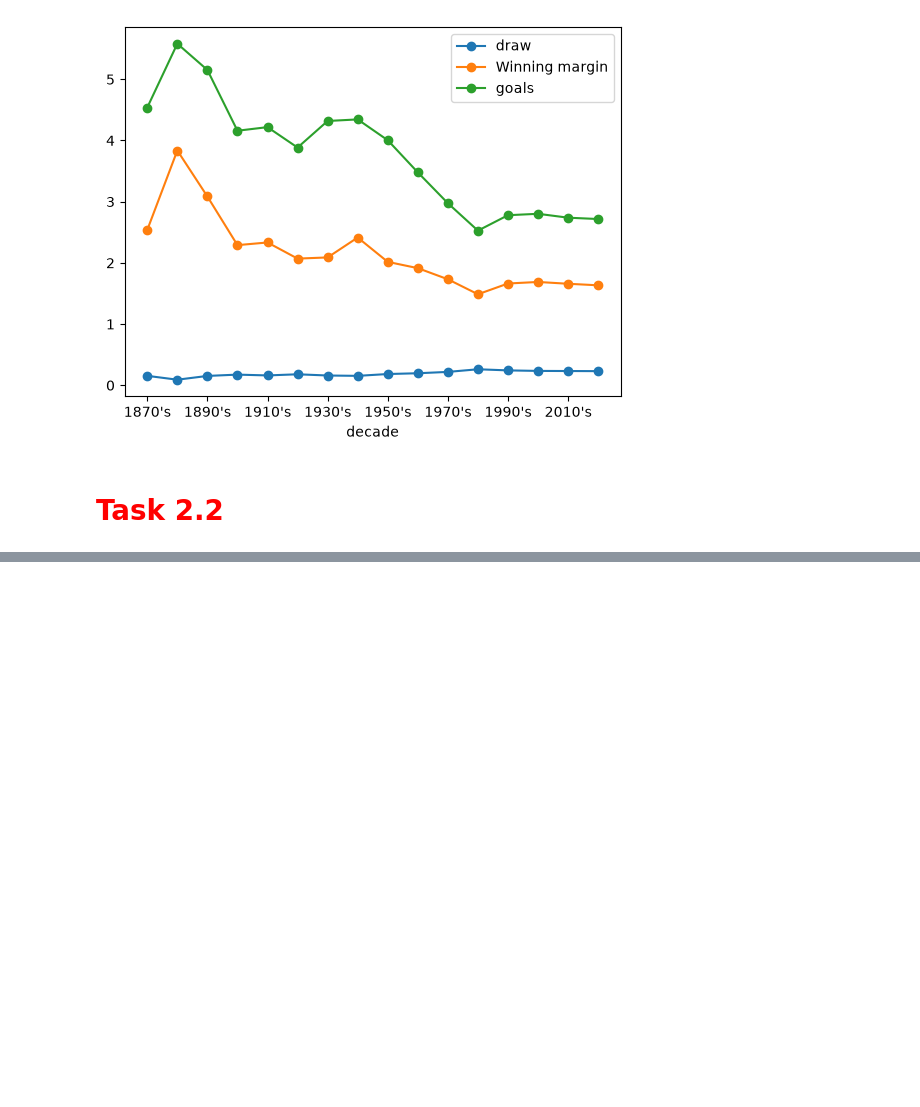
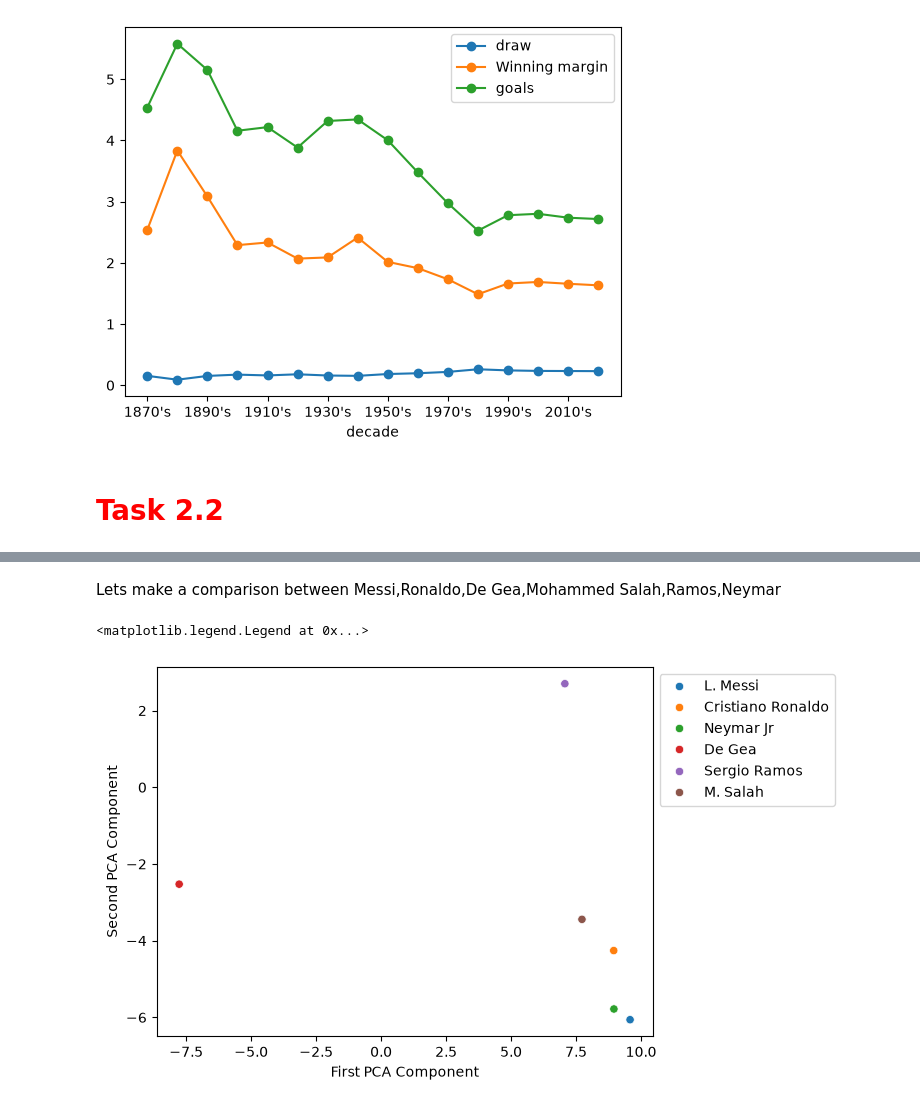
Before and after one commit to programmerX1a/AI-tasks, a Jupyter notebook: Block_2/Task_2.ipynb, the cells around one changed output, grey strips where cells are left out. Drawn from its saved outputs; the diff is of its cells as text; code cells hidden in the pictures; blank space fills up the shorter version.

```diff
--- a/Block_2/Task_2.ipynb
+++ b/Block_2/Task_2.ipynb
@@ -129,0 +238,14 @@ results.groupby("decade")[["draw","Winning margin","goals"]].mean().plot(marker=
+# %% [markdown]
+Lets make a comparison between Messi,Ronaldo,De Gea,Mohammed Salah,Ramos,Neymar
+# %%
+import re
+names=["Cristiano Ronaldo","Messi","De Gea","Salah","Sergio Ramos","Neymar"]
+player_names=players[players["Name"].str.contains("|".join(names),regex=True,flags=re.IGNORECASE)]["Name"]
+player_scores=np.dot(standarized_numerical_data.iloc[player_names.index,:],sorted_eigenvectors[[0,1]].T)
+sns.scatterplot(x=player_scores[:,0],y=player_scores[:,1],hue=player_names)
+plt.xlabel("First PCA Component")
+plt.ylabel("Second PCA Component")
+plt.legend(bbox_to_anchor=(1, 1))
+# %% [output]
+<matplotlib.legend.Legend at 0x...>
+[figure, added]
```
Also changed, not shown: parts of 27 cells of this notebook, 4 other files.
